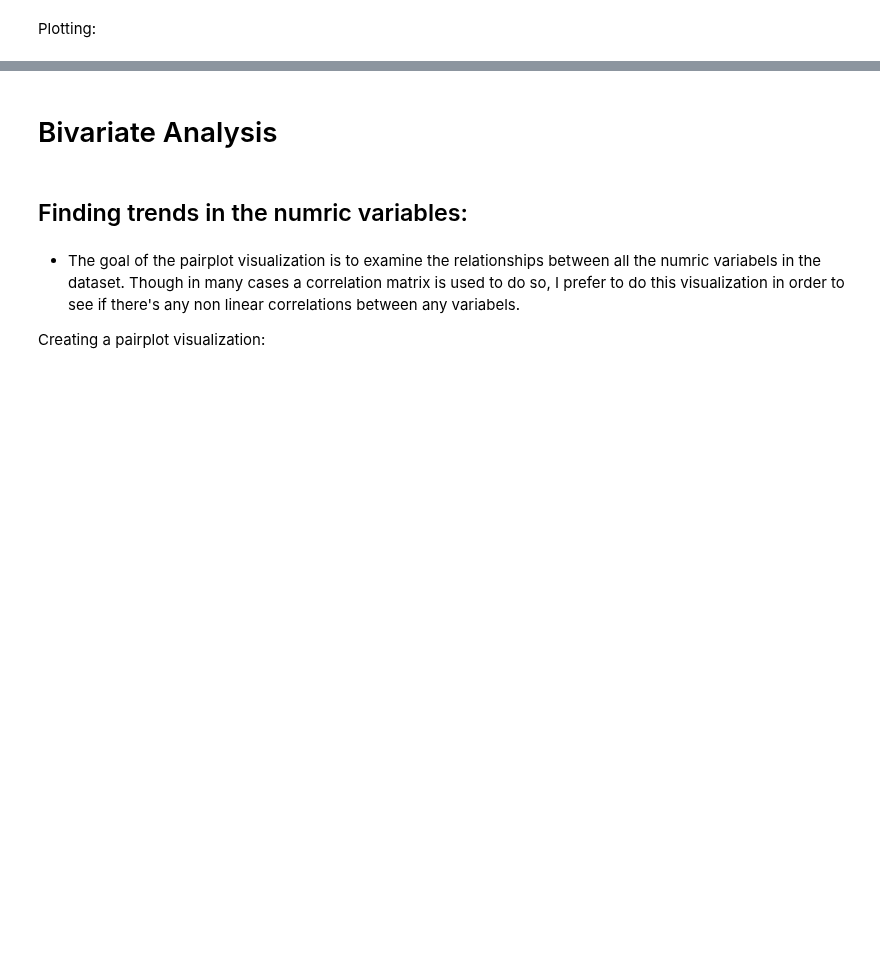
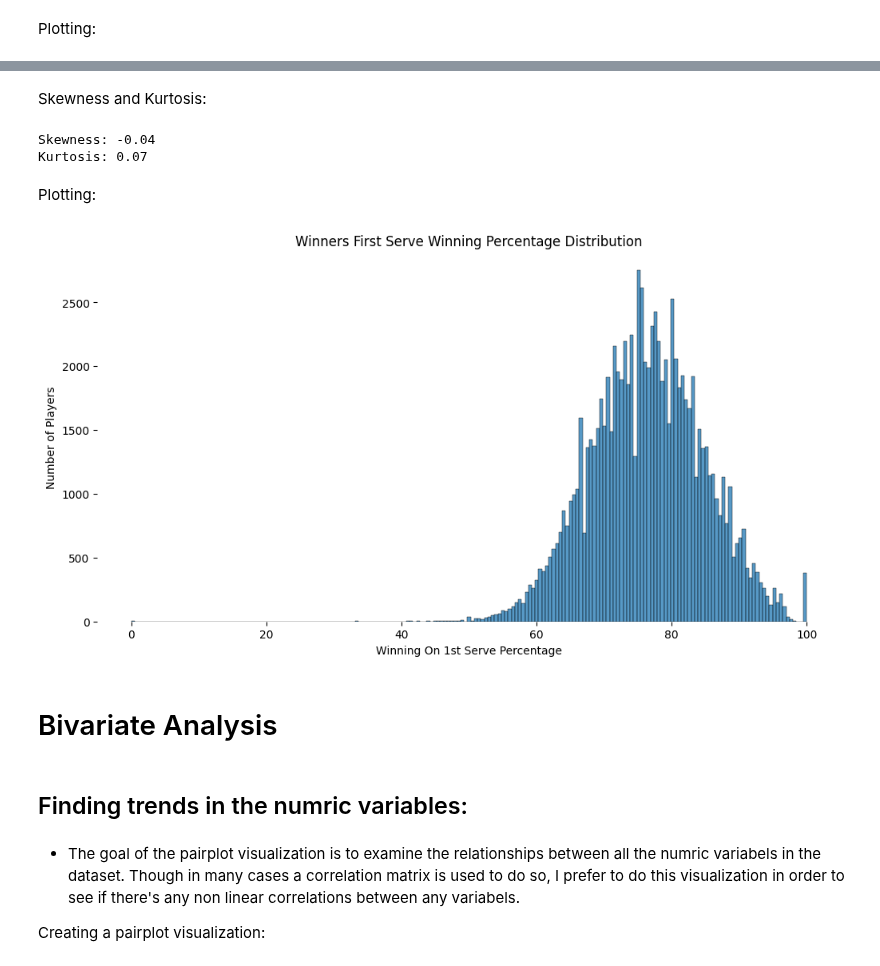
Before and after one commit to YoavWeller/Tennis_Analysis, a Jupyter notebook: tennis_analysis.ipynb, the cells around one changed output, grey strips where cells are left out. Cells and saved outputs as stored; diff of their text form; code cells hidden in the pictures; blank space fills up the shorter version.

Commit message:
Update tennis_analysis.ipynb
Creating a univariate analysis for the w_1st_serve_winning_percentage variable

```diff
--- a/tennis_analysis.ipynb
+++ b/tennis_analysis.ipynb
@@ -772,3 +686,33 @@ plt.show()
+# %% [markdown]
+Skewness and Kurtosis:
+# %%
+w_1st_serve_winning_percentage_skewness = combined_df["w_1st_serve_winning_percentage"].skew()
+w_1st_serve_winning_percentage_kurtosis = combined_df["w_1st_serve_winning_percentage"].kurtosis()
+
+print(f"Skewness: {round(w_1st_serve_winning_percentage_skewness, 2)}")
+print(f"Kurtosis: {round(w_1st_serve_winning_percentage_kurtosis, 2)}")
+# %% [output]
+Skewness: -0.04
+Kurtosis: 0.07
+# %% [markdown]
+Plotting:
+# %%
+# Creating the plot
+plt.figure(figsize=(12, 6))
+w_1st_serve_winning_percentage_histogram = sns.histplot(data=combined_df, x="w_1st_serve_winning_percentage")
+
+# Removing the frame
+sns.despine(left=True, bottom=True)
+
+# Titles
+w_1st_serve_winning_percentage_histogram.set_xlabel("Winning On 1st Serve Percentage")
+w_1st_serve_winning_percentage_histogram.set_ylabel("Number of Players")
+w_1st_serve_winning_percentage_histogram.set_title("Winners First Serve Winning Percentage Distribution")
+
+# Showing the plot
+plt.show()
+# %% [output]
+[figure, added]
 # %% [markdown]
 # Bivariate Analysis
 # %% [markdown]
```
Also changed, not shown: parts of 41 cells of this notebook.
